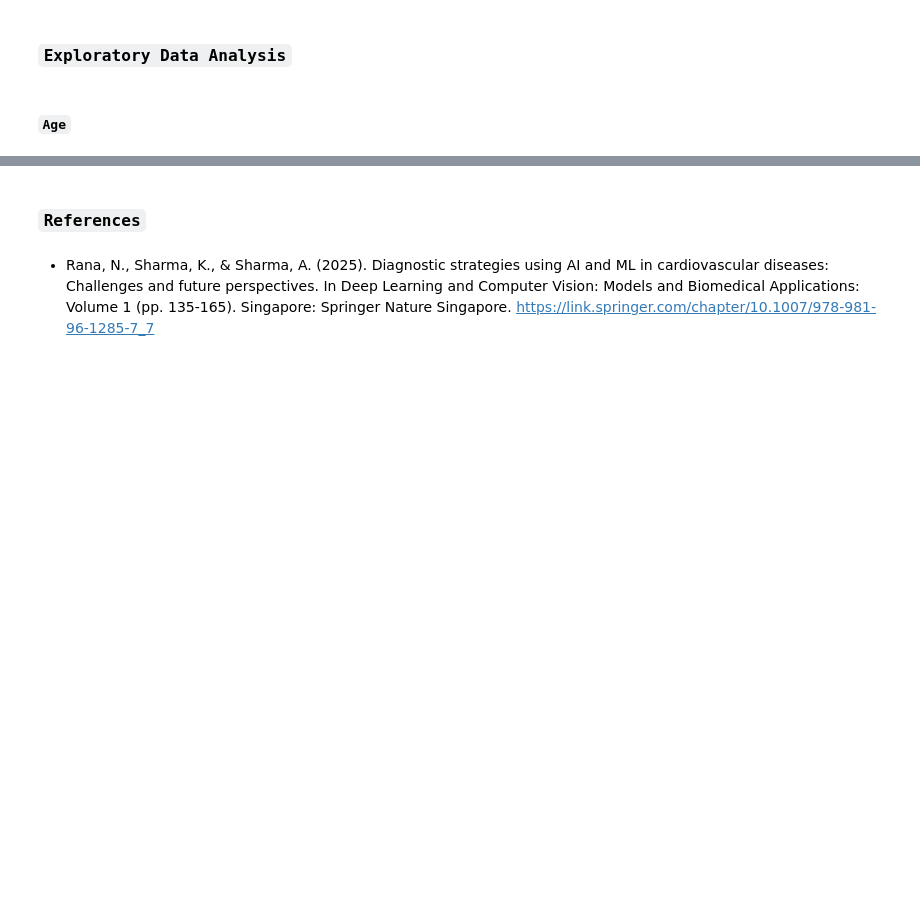
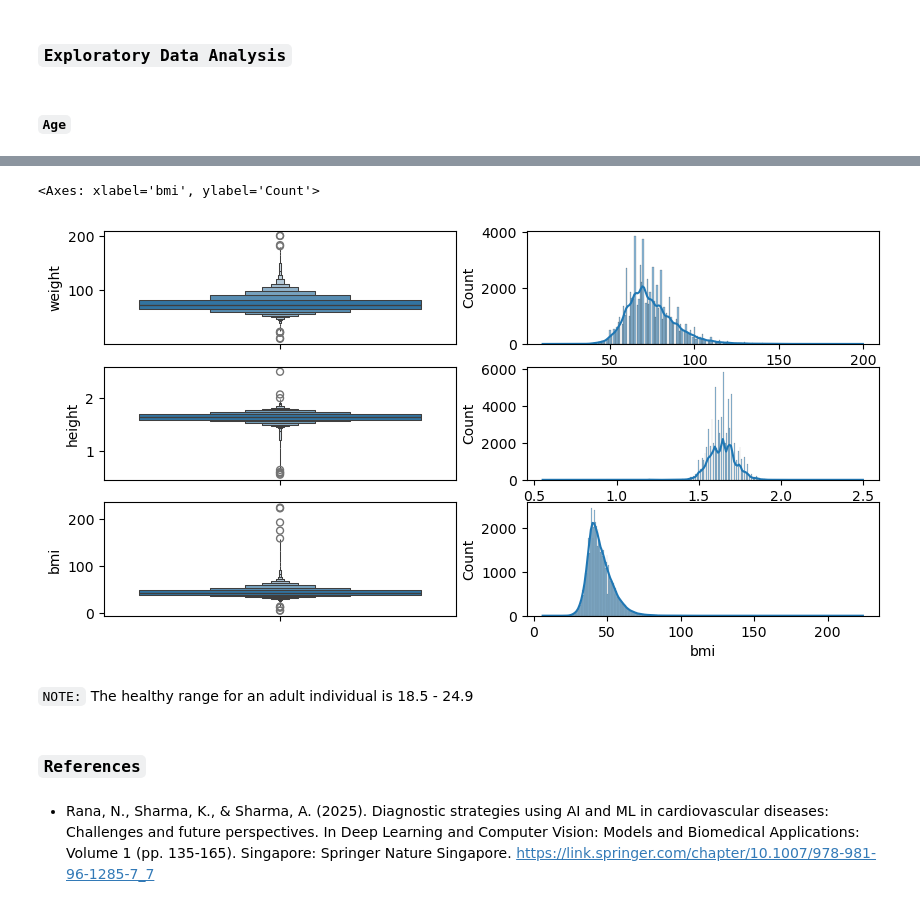
Before and after one commit to martin-m-kinoti/ML-CVDs, a Jupyter notebook: notebook.ipynb, the cells around one changed output, grey strips where cells are left out. Cells and saved outputs as stored; diff of their text form; code cells hidden in the pictures; blank space fills up the shorter version.

```diff
--- a/notebook.ipynb
+++ b/notebook.ipynb
@@ -114,3 +169,19 @@ data.head(10)
+# %%
+# BMI for the data
+data['bmi'] = round(data['weight']/data['height'].apply(lambda x: x/100), 1)
+# %%
+fig, axes = plt.subplots(nrows=3, ncols=2, figsize=(10,5))
+sns.boxenplot(data=data['weight'], ax=axes[0][0])
+sns.histplot(data=data['weight'], ax=axes[0][1], kde=True)
+sns.boxenplot(data=data['height']/100, ax=axes[1][0])
+sns.histplot(data=data['height']/100, ax=axes[1][1], kde=True)
+sns.boxenplot(data=data['bmi'], ax=axes[2][0])
+sns.histplot(data=data['bmi'], ax=axes[2][1], kde=True)
+# %% [output]
+<Axes: xlabel='bmi', ylabel='Count'>
+[figure, added]
+# %% [markdown]
+`NOTE:` The healthy range for an adult individual is 18.5 - 24.9
 # %% [markdown]
 ### `References`
 # %% [markdown]
```
Also changed, not shown: parts of 9 cells of this notebook.
